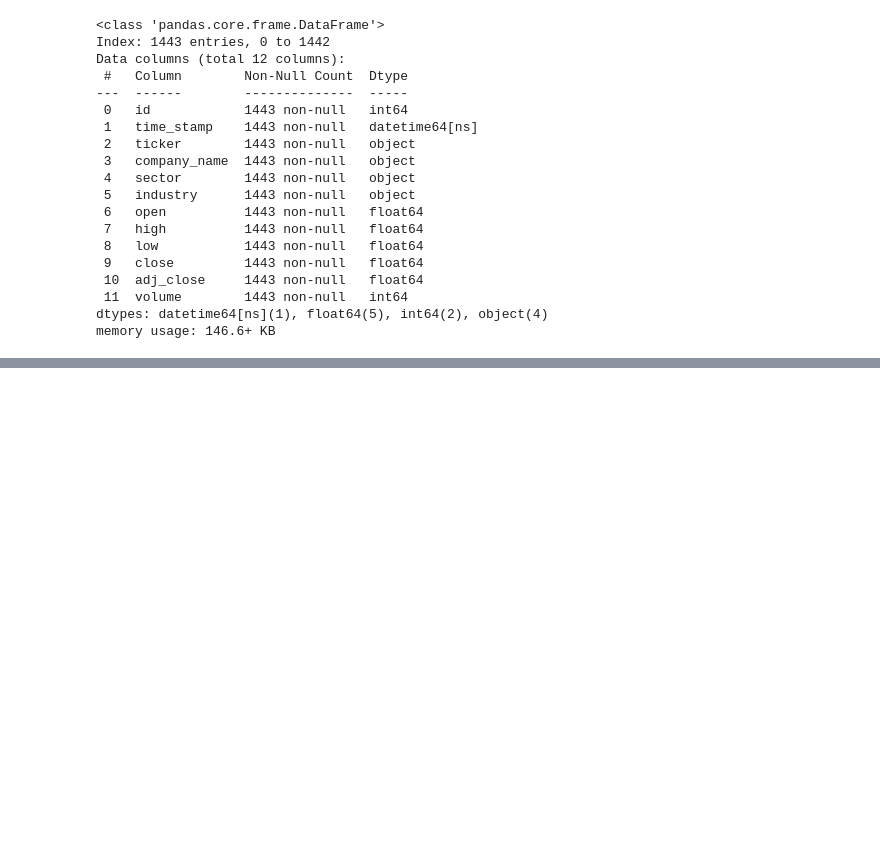
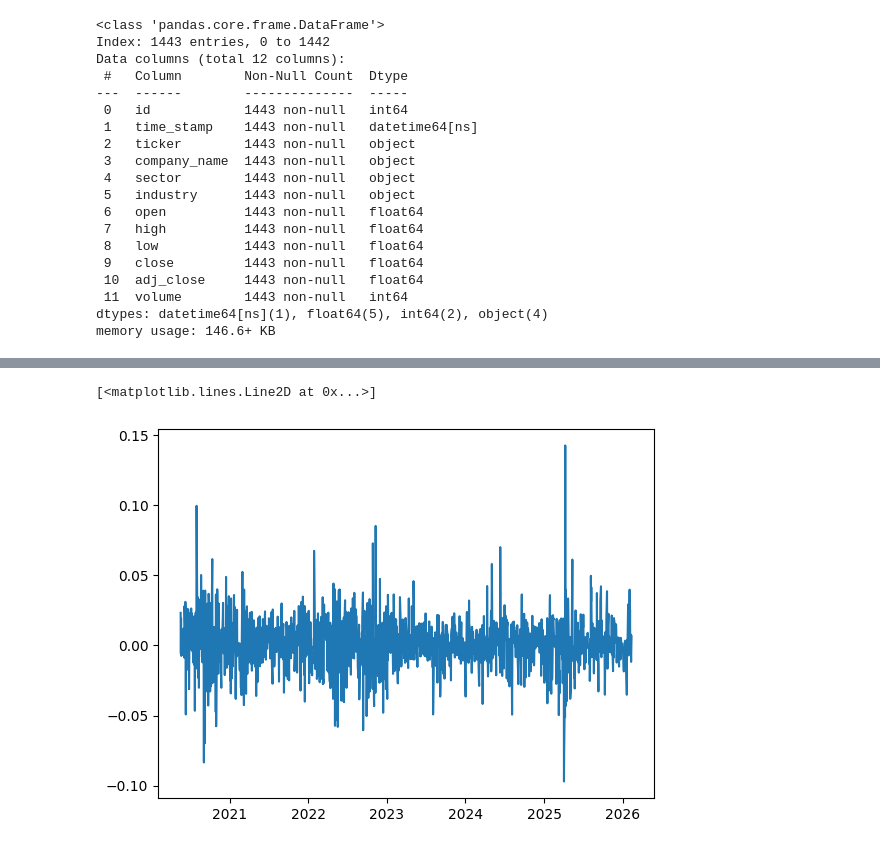
Before and after one commit to mphomutchinya/Financial-Time-Series-Data-Platform, a Jupyter notebook: notebooks/feature_exploration.ipynb, the cells around one changed output, grey strips where cells are left out. Saved outputs shown, nothing was run; the diff lists cells and outputs as text; code cells hidden in the pictures; blank space fills up the shorter version.

```diff
--- a/notebooks/feature_exploration.ipynb
+++ b/notebooks/feature_exploration.ipynb
@@ -130,0 +205,5 @@ plt.plot(df.index, df['prev_close'],
+# %%
+plt.plot(df.index, df['returns'])
+# %% [output]
+[<matplotlib.lines.Line2D at 0x...>]
+[figure, added]
```
Also changed, not shown: parts of 14 cells of this notebook.
